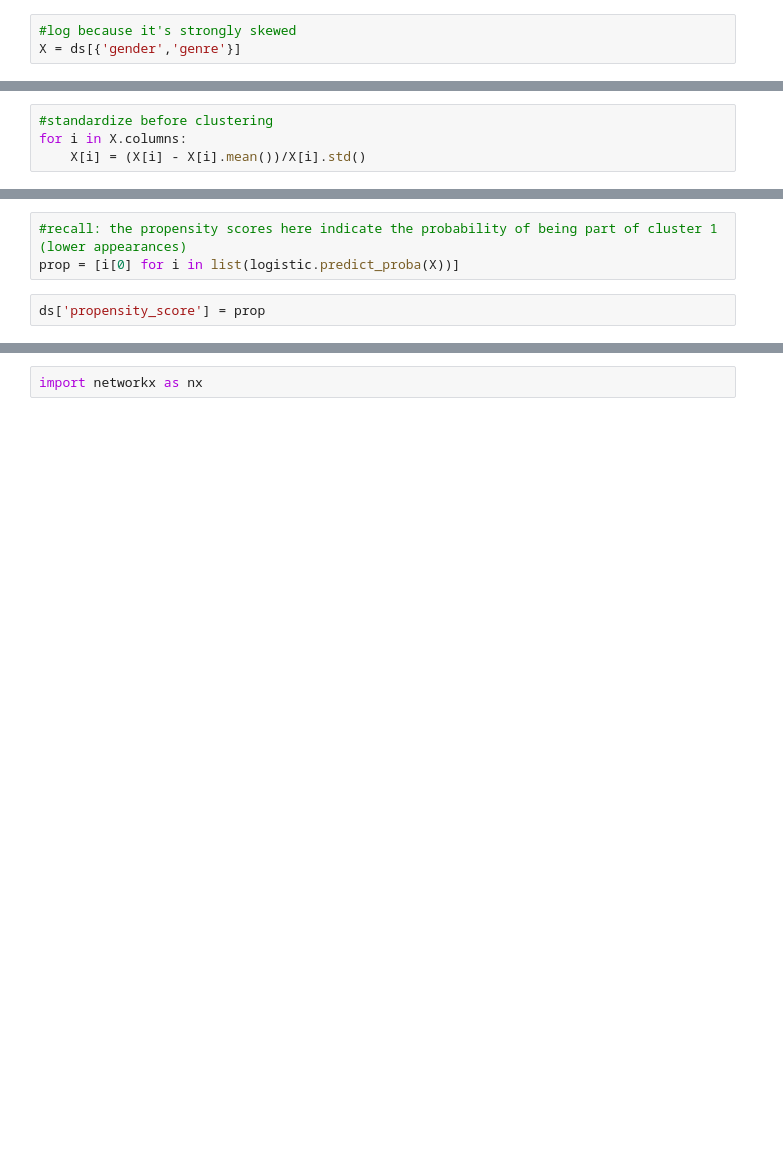
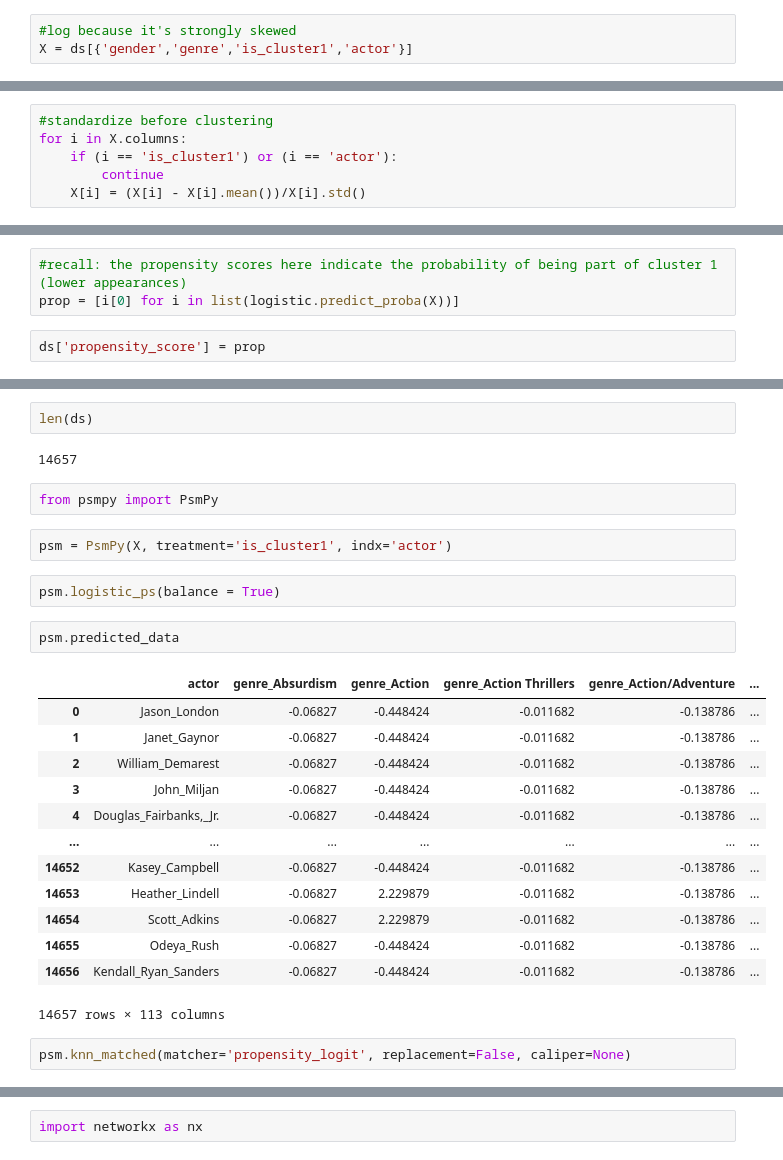
Before and after one commit to louisleger/ada-final-project, a Jupyter notebook: src/star_score.ipynb, the cells around one changed output, grey strips where cells are left out. Cells and saved outputs as stored; diff of their text form; blank space fills up the shorter version.

```diff
--- a/src/star_score.ipynb
+++ b/src/star_score.ipynb
@@ -452,12 +452,14 @@ ds.head(3)
 | 3 | Walter_Long | 1.250000e+09 | 4.791714 | 1.0 | 22.513298 | 5.319083 | M | 0 | 1 | Black-and-white |
 # %%
 #log because it's strongly skewed
-X = ds[{'gender','genre'}]
+X = ds[{'gender','genre','is_cluster1','actor'}]
 # %%
 X = pd.get_dummies(X,columns=['genre','gender'])
 # %%
 #standardize before clustering
 for i in X.columns:
+    if (i == 'is_cluster1') or (i == 'actor'):
+        continue
     X[i] = (X[i] - X[i].mean())/X[i].std()
 # %%
 y = ds['is_cluster1']
@@ -482,3 +484,31 @@ ds.head()
 | 3 | Walter_Long | 1.250000e+09 | 4.791714 | 1.0 | 22.513298 | 5.319083 | M | 0 | 1 | Black-and-white | ... |
 | 4 | Violet_Wilkey | 1.250000e+09 | 4.791714 | 1.0 | 22.513298 | 5.319083 | F | 0 | 1 | Black-and-white | ... |
 | 5 | Elmo_Lincoln | 1.250000e+09 | 4.791714 | 1.0 | 22.513298 | 5.319083 | M | 0 | 1 | Black-and-white | ... |
+# %%
+len(ds)
+# %% [output]
+14657
+# %%
+from psmpy import PsmPy
+# %%
+psm = PsmPy(X, treatment='is_cluster1', indx='actor')
+# %%
+psm.logistic_ps(balance = True)
+# %%
+psm.predicted_data
+# %% [output]
+|  | actor | genre_Absurdism | genre_Action | genre_Action Thrillers | genre_Action/Adventure | ... |
+| 0 | Jason_London | -0.06827 | -0.448424 | -0.011682 | -0.138786 | ... |
+| 1 | Janet_Gaynor | -0.06827 | -0.448424 | -0.011682 | -0.138786 | ... |
+| 2 | William_Demarest | -0.06827 | -0.448424 | -0.011682 | -0.138786 | ... |
+| 3 | John_Miljan | -0.06827 | -0.448424 | -0.011682 | -0.138786 | ... |
+| 4 | Douglas_Fairbanks,_Jr. | -0.06827 | -0.448424 | -0.011682 | -0.138786 | ... |
+| ... | ... | ... | ... | ... | ... | ... |
+| 14652 | Kasey_Campbell | -0.06827 | -0.448424 | -0.011682 | -0.138786 | ... |
+| 14653 | Heather_Lindell | -0.06827 | 2.229879 | -0.011682 | -0.138786 | ... |
+| 14654 | Scott_Adkins | -0.06827 | 2.229879 | -0.011682 | -0.138786 | ... |
+| 14655 | Odeya_Rush | -0.06827 | -0.448424 | -0.011682 | -0.138786 | ... |
+| 14656 | Kendall_Ryan_Sanders | -0.06827 | -0.448424 | -0.011682 | -0.138786 | ... |
+14657 rows × 113 columns
+# %%
+psm.knn_matched(matcher='propensity_logit', replacement=False, caliper=None)
```
Also changed, not shown: parts of 26 cells of this notebook, 3 other files.
